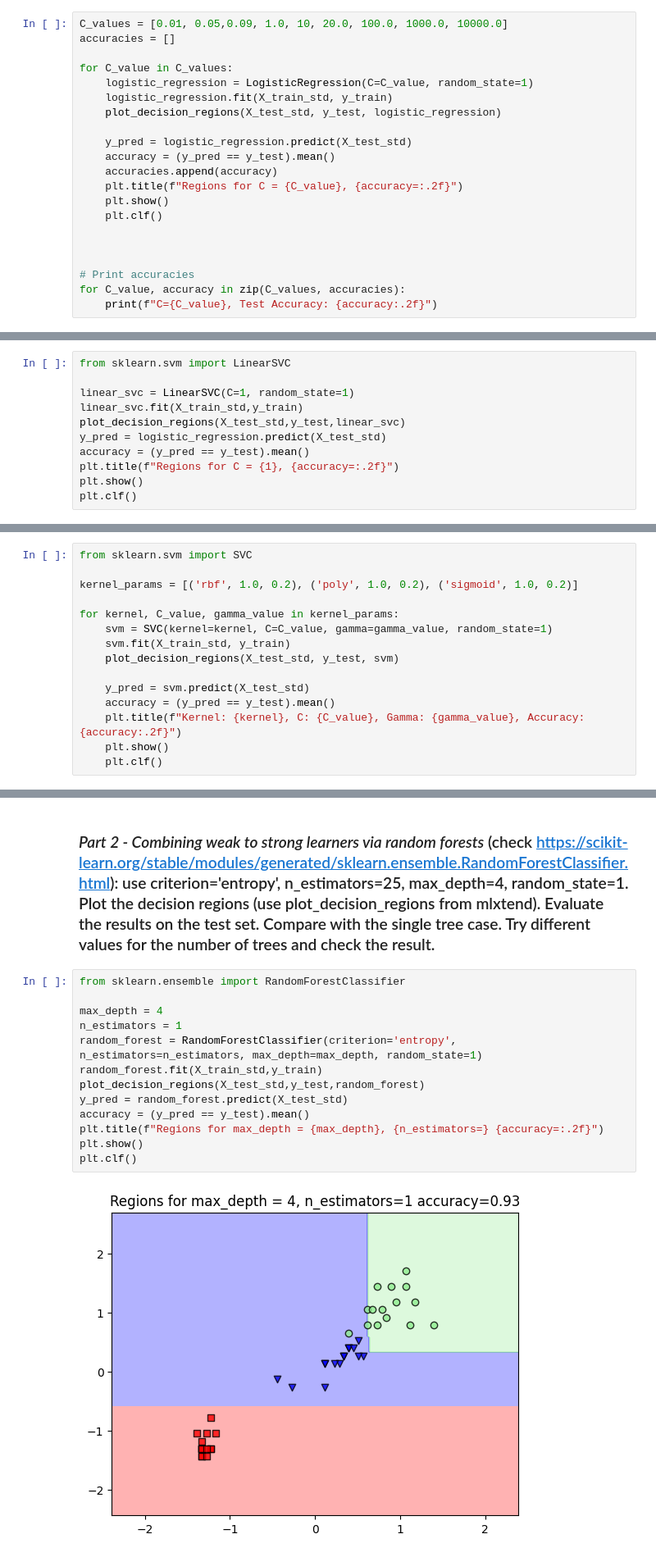
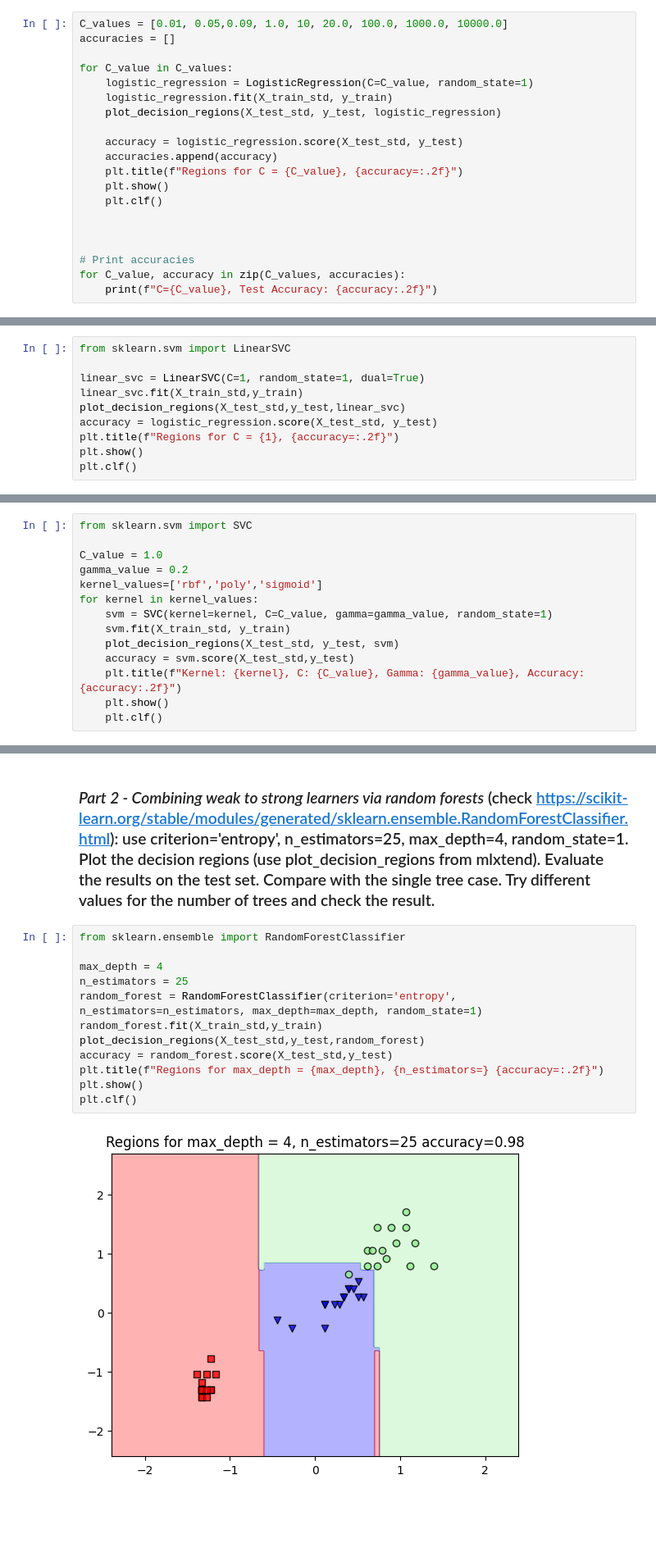
Before and after one commit to jaymedq/deep-learning, a Jupyter notebook: Assignment1.ipynb, the cells around one changed output, grey strips where cells are left out. Shown: that part at 82% size. Saved outputs shown, nothing was run; the diff lists cells and outputs as text; blank space fills up the shorter version.

```diff
--- a/Assignment1.ipynb
+++ b/Assignment1.ipynb
@@ -114,8 +114,7 @@ for C_value in C_values:
     logistic_regression.fit(X_train_std, y_train)
     plot_decision_regions(X_test_std, y_test, logistic_regression)
 
-    y_pred = logistic_regression.predict(X_test_std)
-    accuracy = (y_pred == y_test).mean()
+    accuracy = logistic_regression.score(X_test_std, y_test)
     accuracies.append(accuracy)
     plt.title(f"Regions for C = {C_value}, {accuracy=:.2f}")
     plt.show()
@@ -155,11 +154,10 @@ C=10000.0, Test Accuracy: 0.98
 # %%
 from sklearn.svm import LinearSVC
 
-linear_svc = LinearSVC(C=1, random_state=1)
+linear_svc = LinearSVC(C=1, random_state=1, dual=True)
 linear_svc.fit(X_train_std,y_train)
 plot_decision_regions(X_test_std,y_test,linear_svc)
-y_pred = logistic_regression.predict(X_test_std)
-accuracy = (y_pred == y_test).mean()
+accuracy = logistic_regression.score(X_test_std, y_test)
 plt.title(f"Regions for C = {1}, {accuracy=:.2f}")
 plt.show()
 plt.clf()
@@ -171,15 +169,14 @@ plt.clf()
 # %%
 from sklearn.svm import SVC
 
-kernel_params = [('rbf', 1.0, 0.2), ('poly', 1.0, 0.2), ('sigmoid', 1.0, 0.2)]
-
-for kernel, C_value, gamma_value in kernel_params:
+C_value = 1.0
+gamma_value = 0.2
+kernel_values=['rbf','poly','sigmoid']
+for kernel in kernel_values:
     svm = SVC(kernel=kernel, C=C_value, gamma=gamma_value, random_state=1)
     svm.fit(X_train_std, y_train)
     plot_decision_regions(X_test_std, y_test, svm)
-
-    y_pred = svm.predict(X_test_std)
-    accuracy = (y_pred == y_test).mean()
+    accuracy = svm.score(X_test_std,y_test)
     plt.title(f"Kernel: {kernel}, C: {C_value}, Gamma: {gamma_value}, Accuracy: {accuracy:.2f}")
     plt.show()
     plt.clf()
@@ -227,16 +224,15 @@ plt.clf()
 # %%
 from sklearn.ensemble import RandomForestClassifier
 
 max_depth = 4
-n_estimators = 1
+n_estimators = 25
 random_forest = RandomForestClassifier(criterion='entropy', n_estimators=n_estimators, max_depth=max_depth, random_state=1)
 random_forest.fit(X_train_std,y_train)
 plot_decision_regions(X_test_std,y_test,random_forest)
-y_pred = random_forest.predict(X_test_std)
-accuracy = (y_pred == y_test).mean()
+accuracy = random_forest.score(X_test_std,y_test)
 plt.title(f"Regions for max_depth = {max_depth}, {n_estimators=} {accuracy=:.2f}")
 plt.show()
 plt.clf()
 # %% [output]
-[figure, old version]
+[figure, new version]
 <Figure size 640x480 with 0 Axes>
```
Also changed, not shown: parts of 4 cells of this notebook, 1 other file.
